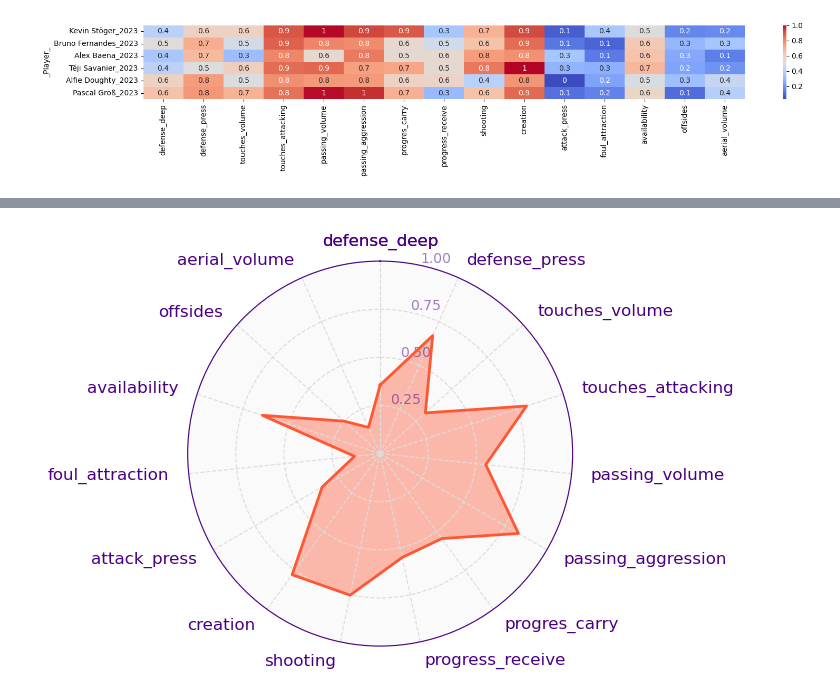
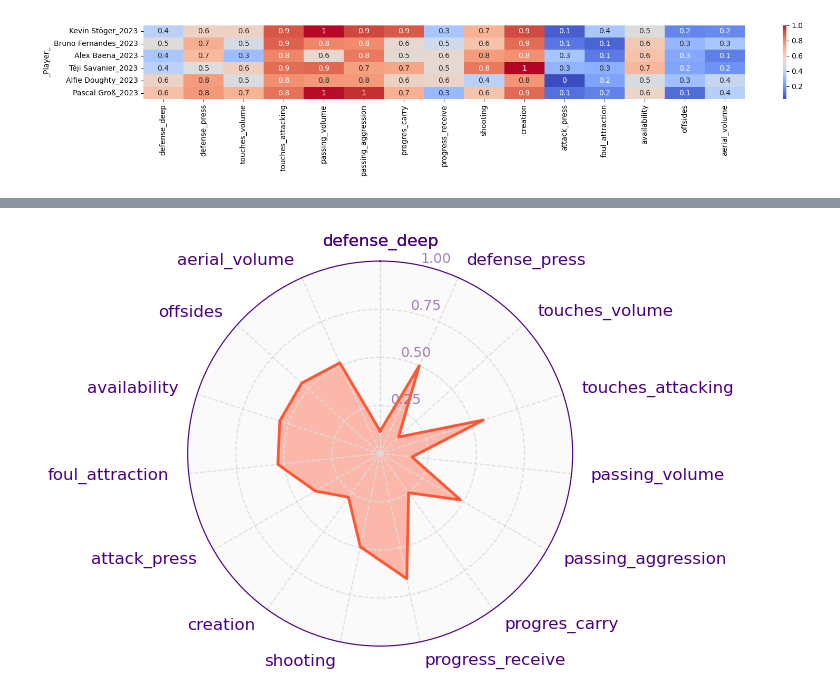
Before and after one commit to alibekk93/FM_skills_prediction, a Jupyter notebook: notebooks/03_player_similarity.ipynb, the cells around one changed output, grey strips where cells are left out. Drawn from its saved outputs; the diff is of its cells as text; code cells hidden in the pictures.

Commit message:
playing around with similar players code, possibly will do PCA for all instead of grouped

```diff
--- a/notebooks/03_player_similarity.ipynb
+++ b/notebooks/03_player_similarity.ipynb
@@ -219,10 +242,10 @@ def plot_team_radar(data: dict, color='#FF5733') -> None:
 # %%
-player = 'Alex Baena'
+player = 'Nikola Krstović'
 season = 2023
 
 plot_data = player_data_pca_scaled.loc[f'{player}_{season}']
 # plot_data.index = [idx[0] for idx in plot_data.index.str.split('_')]
 
 plot_team_radar(plot_data.to_dict())
 # %% [output]
-[figure, old version]
+[figure, new version]
```
Also changed, not shown: parts of 6 cells of this notebook.
